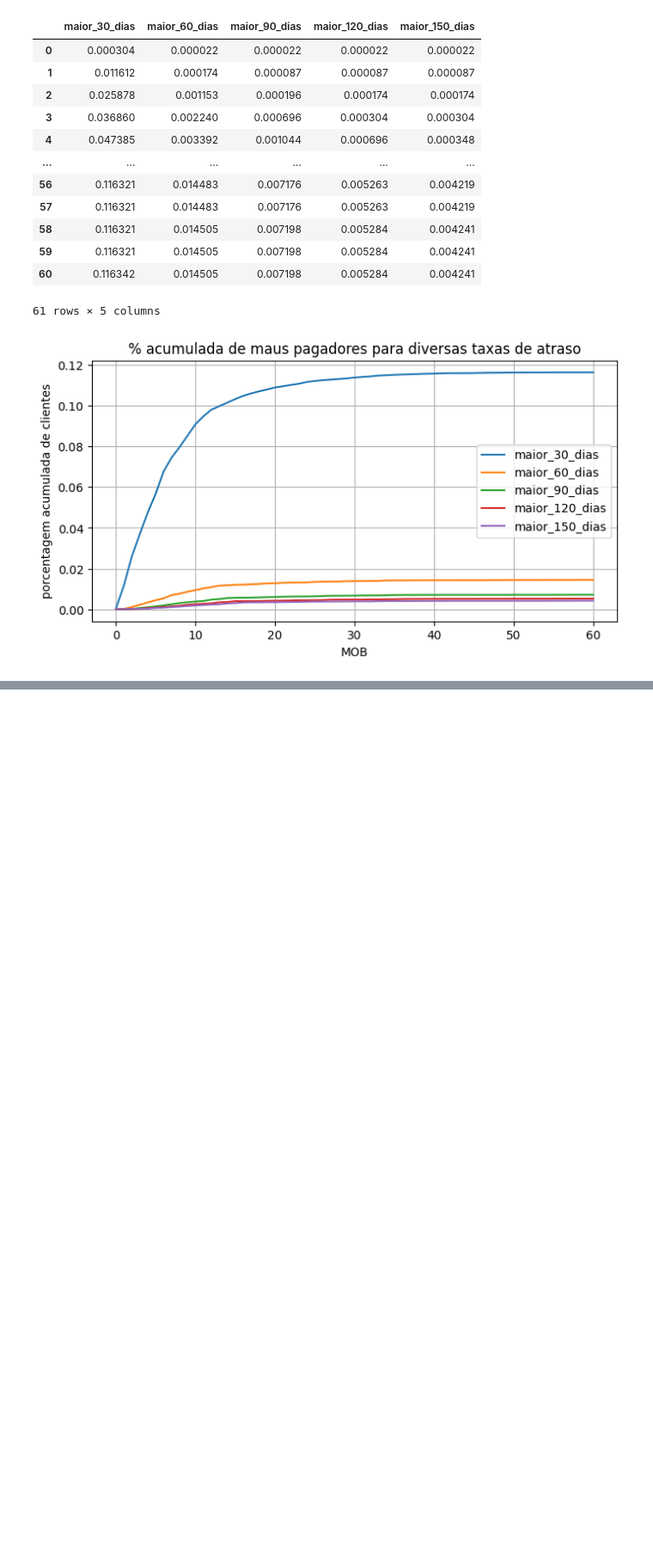
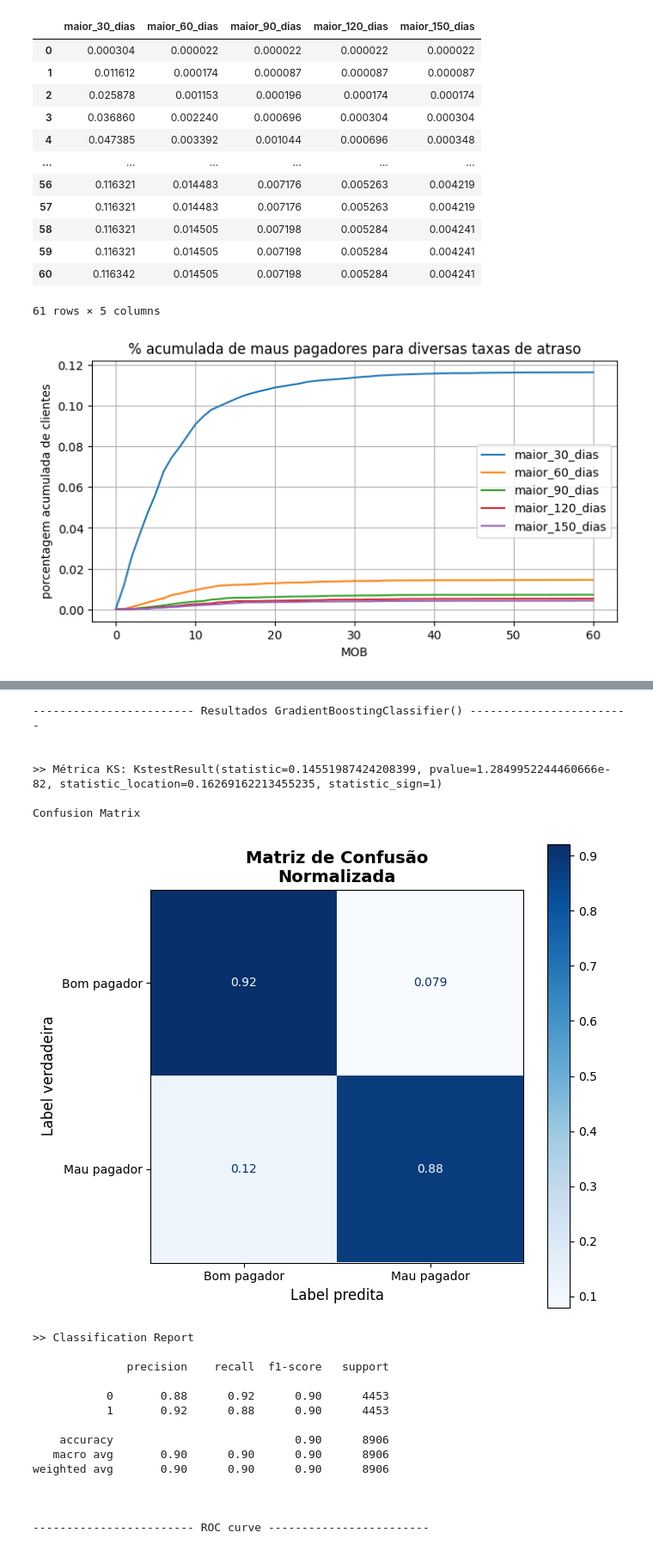
Before and after one commit to giulianafernandes/credit_card_approval_prediction, a Jupyter notebook: deploy_de_aplicacoes_2.ipynb, the cells around one changed output, grey strips where cells are left out. Shown at 86% size. Cells and saved outputs as stored; diff of their text form; code cells hidden in the pictures; blank space fills up the shorter version.

```diff
--- a/deploy_de_aplicacoes_2.ipynb
+++ b/deploy_de_aplicacoes_2.ipynb
@@ -833,0 +1206,27 @@ array(['pagamento realizado', '1-29 dias', 'nenhum empréstimo',
+# %%
+from sklearn.ensemble import GradientBoostingClassifier
+modelo_xgb = GradientBoostingClassifier()
+# %%
+roda_modelo(modelo_xgb)
+# %% [output]
+------------------------ Resultados GradientBoostingClassifier() ------------------------
+
+
+>> Métrica KS: KstestResult(statistic=0.14551987424208399, pvalue=1.2849952244460666e-82, statistic_location=0.16269162213455235, statistic_sign=1)
+
+Confusion Matrix
+[figure, added]
+>> Classification Report
+
+              precision    recall  f1-score   support
+
+           0       0.88      0.92      0.90      4453
+           1       0.92      0.88      0.90      4453
+
+    accuracy                           0.90      8906
+   macro avg       0.90      0.90      0.90      8906
+weighted avg       0.90      0.90      0.90      8906
+
+
+
+------------------------ ROC curve ------------------------
```
Also changed, not shown: parts of 53 cells of this notebook, 5 other files.
